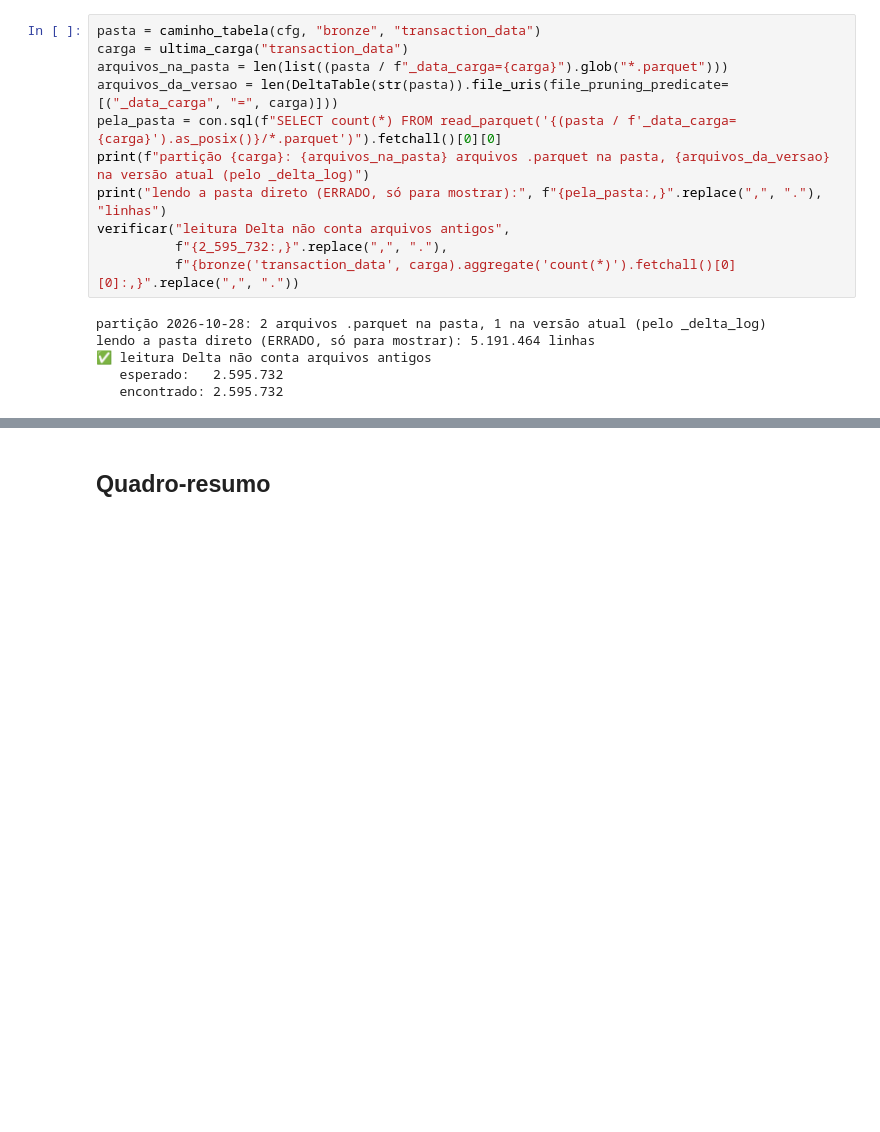
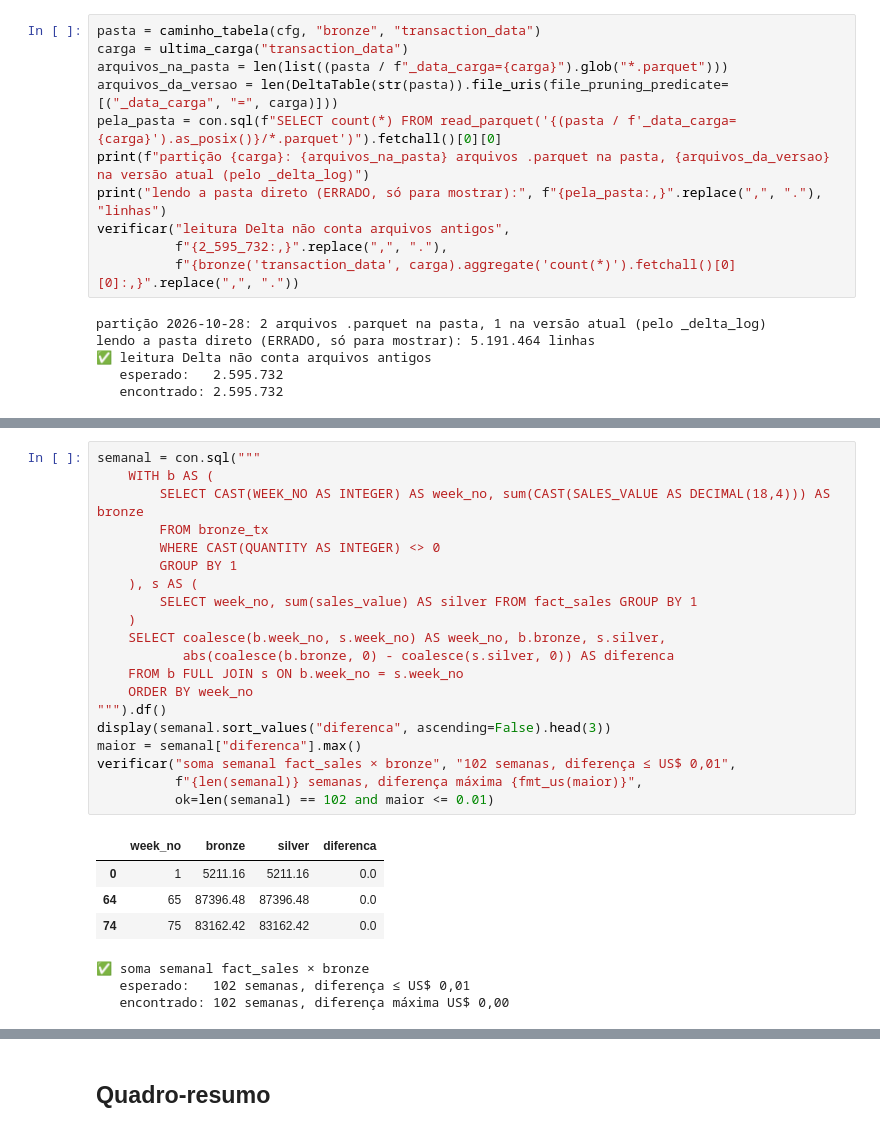
Before and after one commit to caiosantosho2-dotcom/retail-lakehouse, a Jupyter notebook: notebooks/explorando_lakehouse.ipynb, the cells around one changed output, grey strips where cells are left out. Drawn from its saved outputs; the diff is of its cells as text; blank space fills up the shorter version.

```diff
--- a/notebooks/explorando_lakehouse.ipynb
+++ b/notebooks/explorando_lakehouse.ipynb
@@ -218,0 +369,28 @@ lendo a pasta direto (ERRADO, só para mostrar): 5.191.464 linhas
+# %%
+semanal = con.sql("""
+    WITH b AS (
+        SELECT CAST(WEEK_NO AS INTEGER) AS week_no, sum(CAST(SALES_VALUE AS DECIMAL(18,4))) AS bronze
+        FROM bronze_tx
+        WHERE CAST(QUANTITY AS INTEGER) <> 0
+        GROUP BY 1
+    ), s AS (
+        SELECT week_no, sum(sales_value) AS silver FROM fact_sales GROUP BY 1
+    )
+    SELECT coalesce(b.week_no, s.week_no) AS week_no, b.bronze, s.silver,
+           abs(coalesce(b.bronze, 0) - coalesce(s.silver, 0)) AS diferenca
+    FROM b FULL JOIN s ON b.week_no = s.week_no
+    ORDER BY week_no
+""").df()
+display(semanal.sort_values("diferenca", ascending=False).head(3))
+maior = semanal["diferenca"].max()
+verificar("soma semanal fact_sales × bronze", "102 semanas, diferença ≤ US$ 0,01",
+          f"{len(semanal)} semanas, diferença máxima {fmt_us(maior)}",
+          ok=len(semanal) == 102 and maior <= 0.01)
+# %% [output]
+|  | week_no | bronze | silver | diferenca |
+| 0 | 1 | 5211.16 | 5211.16 | 0.0 |
+| 64 | 65 | 87396.48 | 87396.48 | 0.0 |
+| 74 | 75 | 83162.42 | 83162.42 | 0.0 |
+✅ soma semanal fact_sales × bronze
+   esperado:   102 semanas, diferença ≤ US$ 0,01
+   encontrado: 102 semanas, diferença máxima US$ 0,00
```
Also changed, not shown: parts of 31 cells of this notebook, 15 other files.
